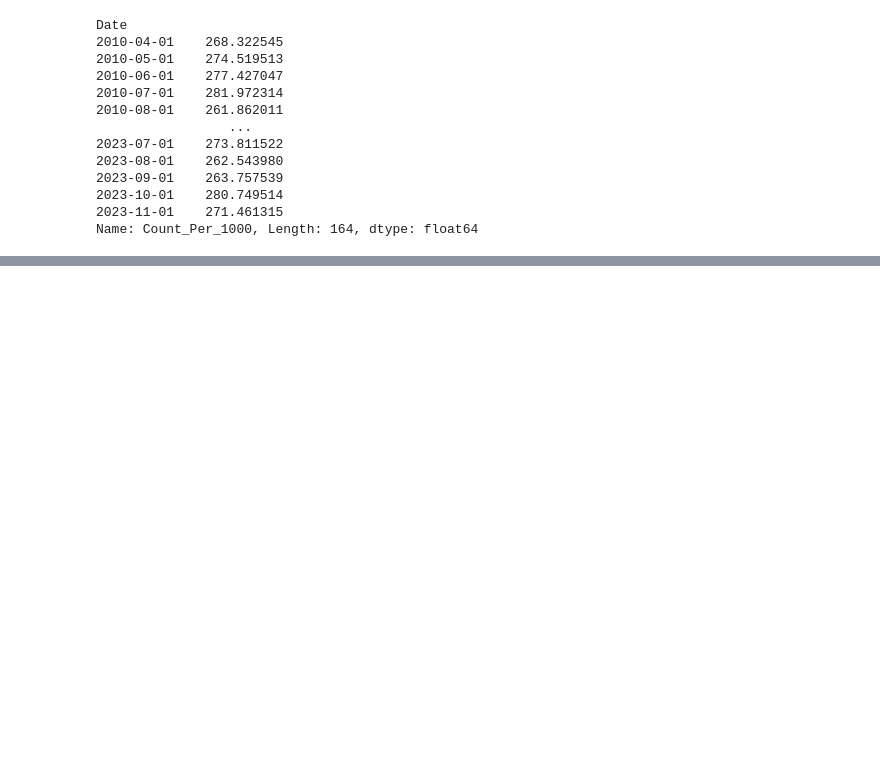
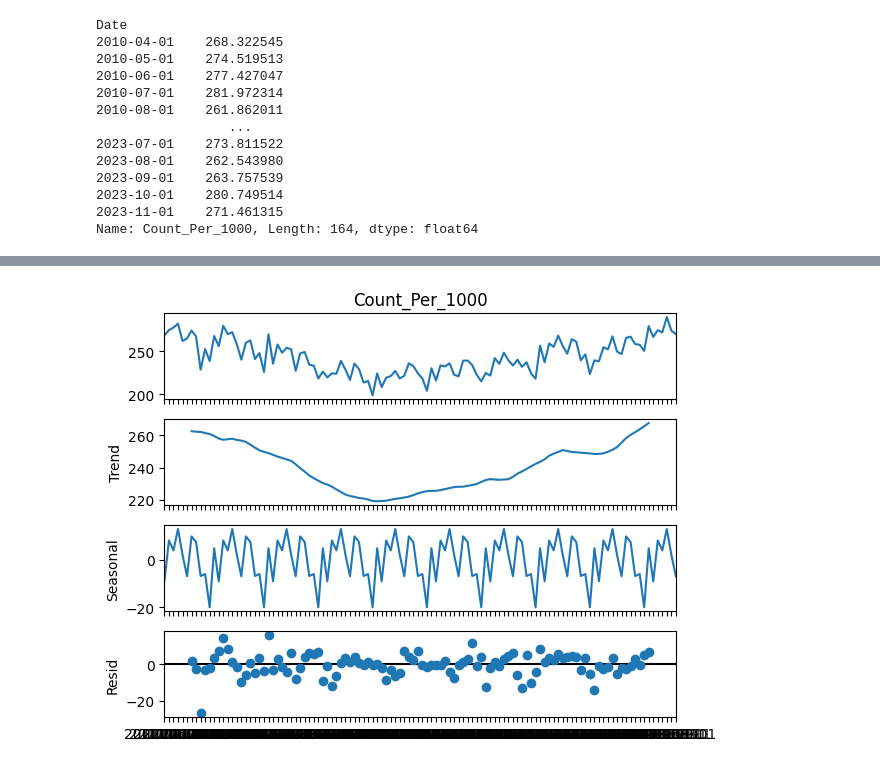
Before and after one commit to JamieW365/londoncrime, a Jupyter notebook: notebooks/exploratory/jw-3-modelling.ipynb, the cells around one changed output, grey strips where cells are left out. Cells and saved outputs as stored; diff of their text form; code cells hidden in the pictures; blank space fills up the shorter version.

```diff
--- a/notebooks/exploratory/jw-3-modelling.ipynb
+++ b/notebooks/exploratory/jw-3-modelling.ipynb
@@ -50,0 +66,6 @@ pd.plotting.autocorrelation_plot(total_crime_trend)
+# %%
+
+seasonal_decomp = seasonal_decompose(x=df_train, model="additive", period=12)
+seasonal_decomp.plot();
+# %% [output]
+[figure, added]
```
Also changed, not shown: parts of 23 cells of this notebook.
